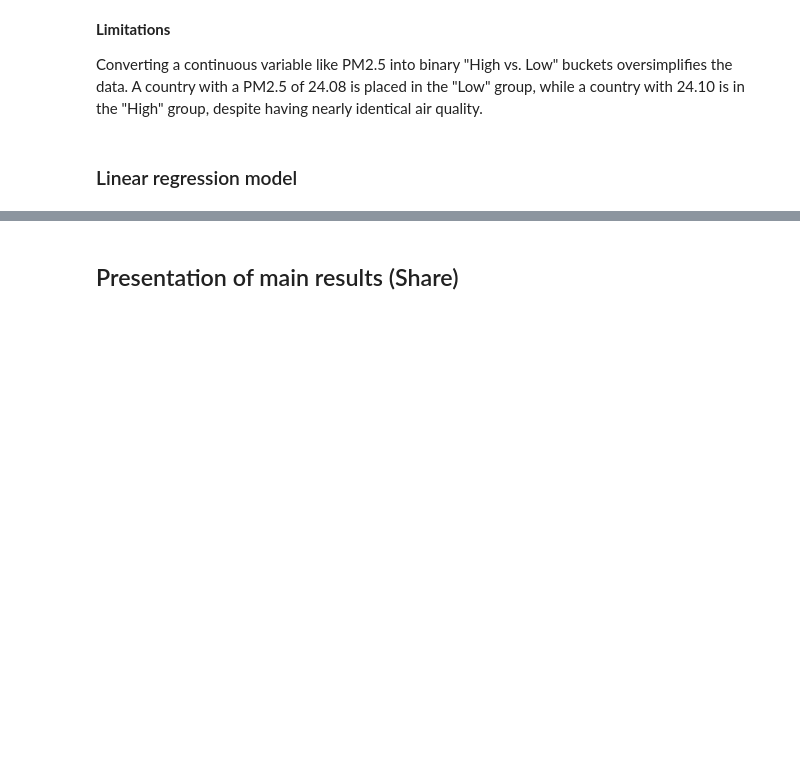
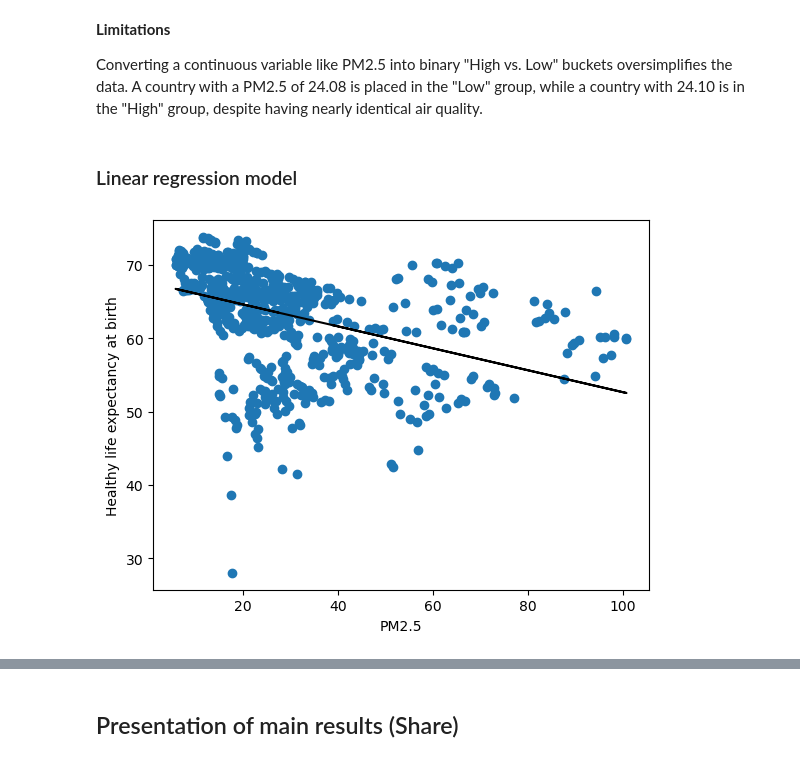
Before and after one commit to JayHaych/SC3021-Data-Science-Fundamental-Group-Project, a Jupyter notebook: Group4_SDAA_notebook.ipynb, the cells around one changed output, grey strips where cells are left out. Cells and saved outputs as stored; diff of their text form; code cells hidden in the pictures; blank space fills up the shorter version.

```diff
--- a/Group4_SDAA_notebook.ipynb
+++ b/Group4_SDAA_notebook.ipynb
@@ -1464,18 +1498,20 @@ Converting a continuous variable like PM2.5 into binary "High vs. Low" buckets o
 # %%
 model = LinearRegression()
 x_train, x_test, y_train, y_test = train_test_split(df_final[["PM2.5"]], df_final["Healthy life expectancy at birth"], test_size = 0.25)
 
 slope, intercept, r, p, std_err = stats.linregress(x_train["PM2.5"], y_train)
 def myfunc(x):
   return slope * x + intercept
 
 linreg = list(map(myfunc, x_train["PM2.5"]))
 
 plt.scatter(x_train["PM2.5"], y_train)
 plt.xlabel("PM2.5")
 plt.ylabel("Healthy life expectancy at birth")
 plt.plot(x_train["PM2.5"], linreg, color = 'k')
-plt.show
+plt.show()
+# %% [output]
+[figure, added]
 # %%
 model.fit(x_train, y_train)
 test_predictions = model.predict(x_test)
```
Also changed, not shown: parts of 11 cells of this notebook.
